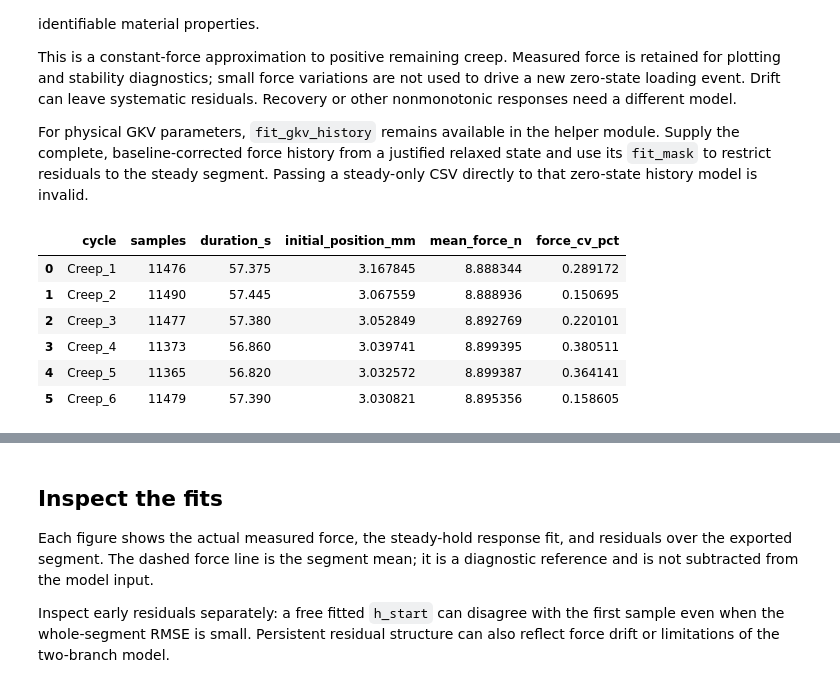
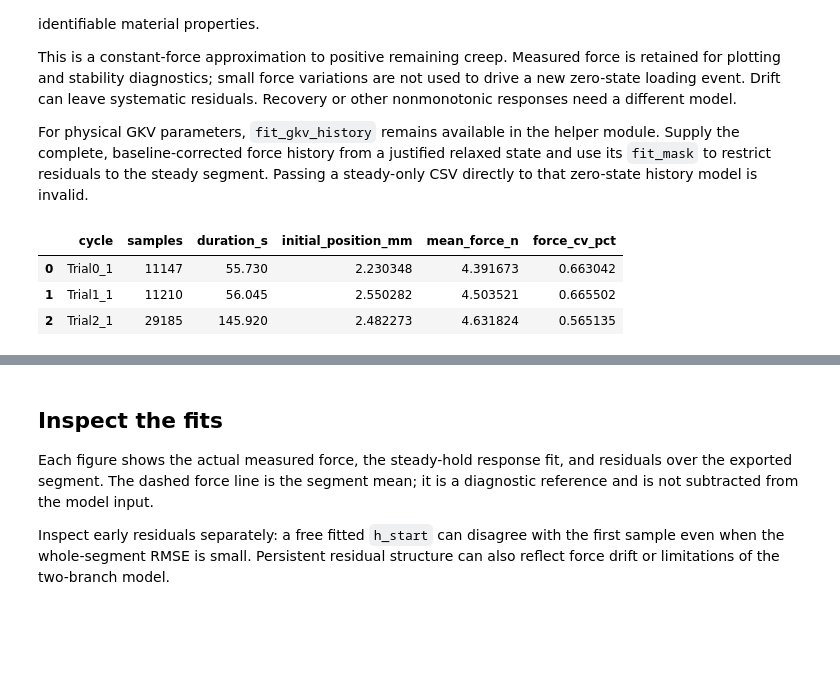
Before and after one commit to Cuberkk/Tonometry_Control_Code, a Jupyter notebook: data_process/Load_Profile-Creep_Curve_Fit_Kelvin.ipynb, the cells around one changed output, grey strips where cells are left out. Drawn from its saved outputs; the diff is of its cells as text; code cells hidden in the pictures; blank space fills up the shorter version.

```diff
--- a/data_process/Load_Profile-Creep_Curve_Fit_Kelvin.ipynb
+++ b/data_process/Load_Profile-Creep_Curve_Fit_Kelvin.ipynb
@@ -42,16 +45,17 @@ import creep_force_model
 # Reload the helper when rerunning this notebook after editing the model file.
 gkv_model = importlib.reload(creep_force_model)
 
-DATASET = 'biomomentum'  # Choose 'clindent_400g' or 'biomomentum'.
+DATASET = 'clindent_400g'  # Choose 'clindent_400g' or 'biomomentum'.
 DATASETS = {
-    'clindent_400g': ('data/Clindent_Data/400g/synchronized', 'Trial*_*.csv'),
+    'clindent_400g': ('data/Clindent_Data/400g/synchronized', 'Indentation_*/Trial*_*.csv'),
     'biomomentum': ('data/Biomomentum_Data', 'Creep_*.csv'),
 }
 if DATASET not in DATASETS:
     raise ValueError(f'DATASET must be one of {list(DATASETS)}.')
 input_subdir, INPUT_PATTERN = DATASETS[DATASET]
 INPUT_DIR = PROJECT_ROOT / input_subdir
-FILE_NAMES = None  # For a subset, use e.g. ['Trial0_1.csv', 'Trial0_2.csv'].
+INDENTATION_NUMBERS = [1]  # Clindent only: None selects all; [1, 2] selects Indentation_01 and Indentation_02.
+FILE_NAMES = None  # For a subset, use paths relative to INPUT_DIR, e.g. ['Indentation_01/Trial0_1.csv'].
 OUTPUT_DIR = PROJECT_ROOT / 'data_process' / 'analysis_outputs' / f'gkv_hold_{DATASET}'
 SAVE_OUTPUTS = False
 
@@ -135,39 +139,46 @@ def read_synchronized_cycle(csv_path):
 
 if not np.isfinite(SAMPLE_RATE_HZ) or SAMPLE_RATE_HZ <= 0:
     raise ValueError('SAMPLE_RATE_HZ must be positive and finite.')
 if np.shape(TAU_BOUNDS_S) != (2,) or not np.isfinite(TAU_BOUNDS_S).all() or not (
         0 < TAU_BOUNDS_S[0] < TAU_BOUNDS_S[1]):
     raise ValueError('Use positive, finite, increasing time-constant bounds.')
 if not isinstance(MAX_STARTS, int) or not (1 <= MAX_STARTS <= 8):
     raise ValueError('MAX_STARTS must be an integer from 1 through 8.')
 if MAX_FIT_POINTS is not None and (not isinstance(MAX_FIT_POINTS, int) or MAX_FIT_POINTS < 10):
     raise ValueError('MAX_FIT_POINTS must be None or an integer of at least 10.')
 if FILE_NAMES is None:
     csv_paths = sorted(INPUT_DIR.glob(INPUT_PATTERN), key=natural_key)
 else:
     if not FILE_NAMES or len(FILE_NAMES) != len(set(FILE_NAMES)):
         raise ValueError('FILE_NAMES must be a nonempty list of unique segment filenames, or None.')
     csv_paths = [INPUT_DIR / name for name in FILE_NAMES]
+if DATASET == 'clindent_400g' and INDENTATION_NUMBERS is not None:
+    if (not isinstance(INDENTATION_NUMBERS, list) or not INDENTATION_NUMBERS
+            or any(type(number) is not int or number < 1 for number in INDENTATION_NUMBERS)
+            or len(INDENTATION_NUMBERS) != len(set(INDENTATION_NUMBERS))):
+        raise ValueError('INDENTATION_NUMBERS must be None or a nonempty list of unique positive integers.')
+    indentation_dirs = {INPUT_DIR / f'Indentation_{number:02d}' for number in INDENTATION_NUMBERS}
+    for directory in sorted(indentation_dirs):
+        if not directory.is_dir():
+            raise FileNotFoundError(f'Indentation directory not found: {directory}')
+    csv_paths = [path for path in csv_paths if path.parent in indentation_dirs]
 if not csv_paths:
     raise FileNotFoundError(f'No segment CSVs found in {INPUT_DIR}; run the matching preprocessing notebook.')
 
 # Read and validate every selected CSV before starting any fits.
 cycles = {path.stem: read_synchronized_cycle(path) for path in csv_paths}
 input_summary = pd.DataFrame([
     {'cycle': name, 'samples': len(frame), 'duration_s': frame.iloc[-1, 0],
      'initial_position_mm': frame.iloc[0, 1], 'mean_force_n': frame.iloc[:, 2].mean(),
      'force_cv_pct': 100 * frame.iloc[:, 2].std(ddof=0) / frame.iloc[:, 2].mean()}
     for name, frame in cycles.items()
 ])
 display(input_summary)
 # %% [output]
 |  | cycle | samples | duration_s | initial_position_mm | mean_force_n | force_cv_pct |
-| 0 | Creep_1 | 11476 | 57.375 | 3.167845 | 8.888344 | 0.289172 |
-| 1 | Creep_2 | 11490 | 57.445 | 3.067559 | 8.888936 | 0.150695 |
-| 2 | Creep_3 | 11477 | 57.380 | 3.052849 | 8.892769 | 0.220101 |
-| 3 | Creep_4 | 11373 | 56.860 | 3.039741 | 8.899395 | 0.380511 |
-| 4 | Creep_5 | 11365 | 56.820 | 3.032572 | 8.899387 | 0.364141 |
-| 5 | Creep_6 | 11479 | 57.390 | 3.030821 | 8.895356 | 0.158605 |
+| 0 | Trial0_1 | 11147 | 55.730 | 2.230348 | 4.391673 | 0.663042 |
+| 1 | Trial1_1 | 11210 | 56.045 | 2.550282 | 4.503521 | 0.665502 |
+| 2 | Trial2_1 | 29185 | 145.920 | 2.482273 | 4.631824 | 0.565135 |
 # %% [markdown]
 ## Fit each steady-force segment
 
```
Also changed, not shown: parts of 6 cells of this notebook, 15 other files.
